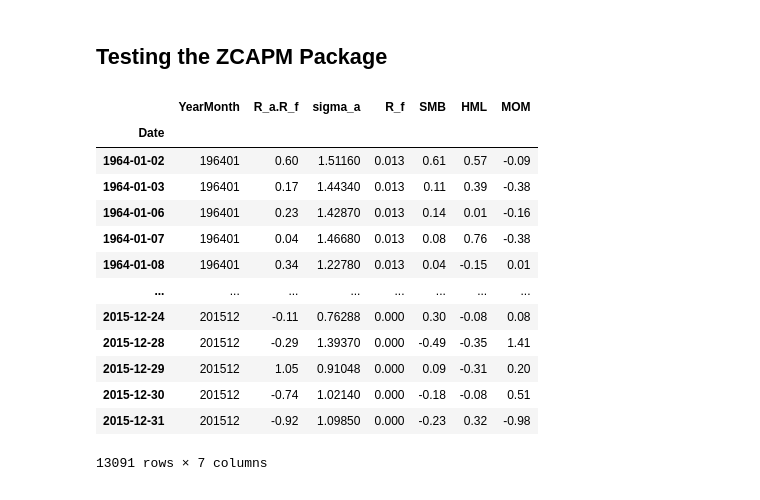
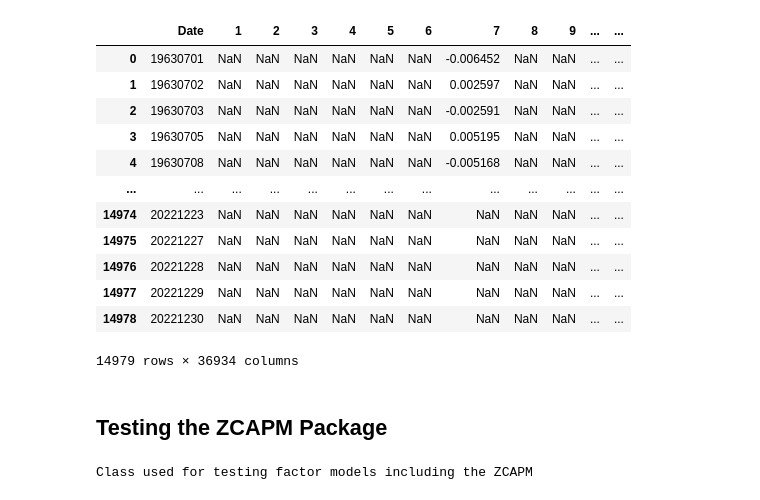
Before and after one commit to HYChangTAMU/Projects, a Jupyter notebook: Assignment5/Project5.ipynb, the cells around one changed output. Cells and saved outputs as stored; diff of their text form; code cells hidden in the pictures.

```diff
--- a/Assignment5/Project5.ipynb
+++ b/Assignment5/Project5.ipynb
@@ -78,0 +122,16 @@ Requirement already satisfied: six in /usr/local/lib/python3.10/dist-packages (f
+# %%
+daily_return
+# %% [output]
+|  | Date | 1 | 2 | 3 | 4 | 5 | 6 | 7 | 8 | 9 | ... | ... |
+| 0 | 19630701 | NaN | NaN | NaN | NaN | NaN | NaN | -0.006452 | NaN | NaN | ... | ... |
+| 1 | 19630702 | NaN | NaN | NaN | NaN | NaN | NaN | 0.002597 | NaN | NaN | ... | ... |
+| 2 | 19630703 | NaN | NaN | NaN | NaN | NaN | NaN | -0.002591 | NaN | NaN | ... | ... |
+| 3 | 19630705 | NaN | NaN | NaN | NaN | NaN | NaN | 0.005195 | NaN | NaN | ... | ... |
+| 4 | 19630708 | NaN | NaN | NaN | NaN | NaN | NaN | -0.005168 | NaN | NaN | ... | ... |
+| ... | ... | ... | ... | ... | ... | ... | ... | ... | ... | ... | ... | ... |
+| 14974 | 20221223 | NaN | NaN | NaN | NaN | NaN | NaN | NaN | NaN | NaN | ... | ... |
+| 14975 | 20221227 | NaN | NaN | NaN | NaN | NaN | NaN | NaN | NaN | NaN | ... | ... |
+| 14976 | 20221228 | NaN | NaN | NaN | NaN | NaN | NaN | NaN | NaN | NaN | ... | ... |
+| 14977 | 20221229 | NaN | NaN | NaN | NaN | NaN | NaN | NaN | NaN | NaN | ... | ... |
+| 14978 | 20221230 | NaN | NaN | NaN | NaN | NaN | NaN | NaN | NaN | NaN | ... | ... |
+14979 rows × 36934 columns
@@ -80,6 +142,10 @@ Requirement already satisfied: six in /usr/local/lib/python3.10/dist-packages (f
 ## Testing the ZCAPM Package
 # %%
 test = ZCAPM.Testing()
+# %%
+print(ZCAPM.Testing.__doc__)
+# %% [output]
+Class used for testing factor models including the ZCAPM
 # %%
 #Set Parameters for rolling estimations and EM Algorithm. For information on parameters see doc string of _EM_loop method
 tol = .001
@@ -106,23 +172,6 @@ mu.index = factor_return.YearMonth
 sigma.index = factor_return.YearMonth
 portfolio_excess_return.set_index('YearMonth',inplace = True)
 facs_ret.set_index('YearMonth',inplace =True)
-# %%
-factor_return
-# %% [output]
-|  | YearMonth | R_a.R_f | sigma_a | R_f | SMB | HML | MOM |
-| Date |  |  |  |  |  |  |  |
-| 1964-01-02 | 196401 | 0.60 | 1.51160 | 0.013 | 0.61 | 0.57 | -0.09 |
-| 1964-01-03 | 196401 | 0.17 | 1.44340 | 0.013 | 0.11 | 0.39 | -0.38 |
-| 1964-01-06 | 196401 | 0.23 | 1.42870 | 0.013 | 0.14 | 0.01 | -0.16 |
-| 1964-01-07 | 196401 | 0.04 | 1.46680 | 0.013 | 0.08 | 0.76 | -0.38 |
-| 1964-01-08 | 196401 | 0.34 | 1.22780 | 0.013 | 0.04 | -0.15 | 0.01 |
-| ... | ... | ... | ... | ... | ... | ... | ... |
-| 2015-12-24 | 201512 | -0.11 | 0.76288 | 0.000 | 0.30 | -0.08 | 0.08 |
-| 2015-12-28 | 201512 | -0.29 | 1.39370 | 0.000 | -0.49 | -0.35 | 1.41 |
-| 2015-12-29 | 201512 | 1.05 | 0.91048 | 0.000 | 0.09 | -0.31 | 0.20 |
-| 2015-12-30 | 201512 | -0.74 | 1.02140 | 0.000 | -0.18 | -0.08 | 0.51 |
-| 2015-12-31 | 201512 | -0.92 | 1.09850 | 0.000 | -0.23 | 0.32 | -0.98 |
-13091 rows × 7 columns
 # %%
 #calculates time series factor loadings for each portfolio. See Testing class for information on the arguments of each
 #method
```
Also changed, not shown: parts of 12 cells of this notebook.
